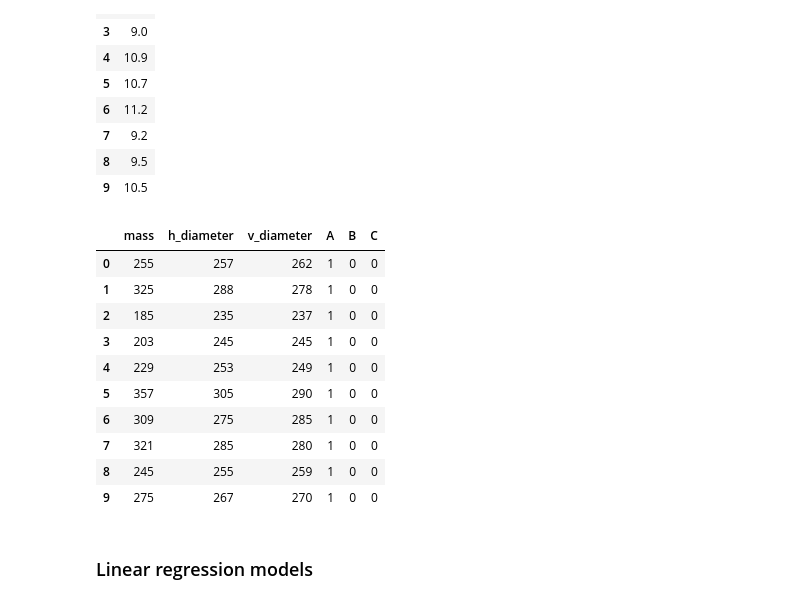
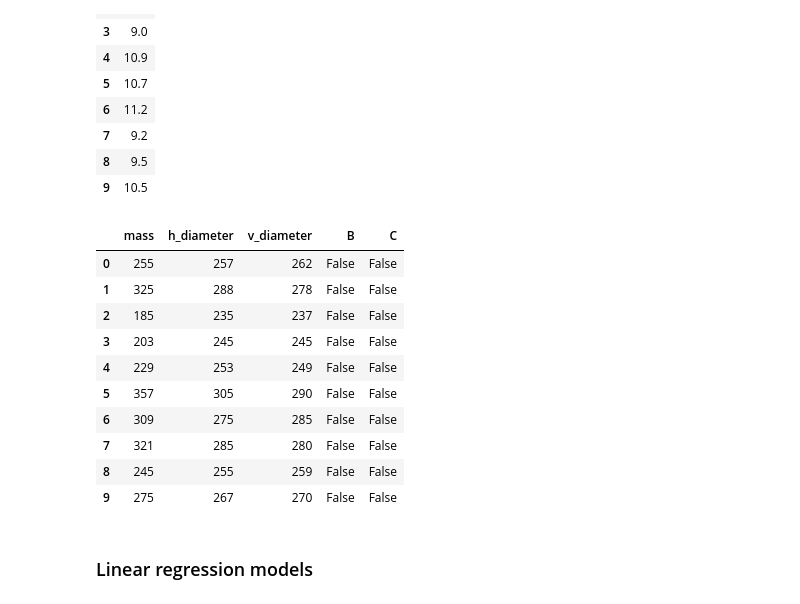
Before and after one commit to DucTrung1802/DS, a Jupyter notebook: Orange/orange.ipynb, the cells around one changed output. Drawn from its saved outputs; the diff is of its cells as text; code cells hidden in the pictures.

```diff
--- a/Orange/orange.ipynb
+++ b/Orange/orange.ipynb
@@ -41,11 +41,12 @@ class Utilities:
         categorical_cols = []
 
         for col in dataframe.columns:
-            try:
-                float(dataframe[col][0])
+            if isinstance(dataframe[col][0], bool) or not isinstance(
+                dataframe[col][0], (int, float, np.int8, np.int16, np.int32, np.int64, np.float16, np.float32, np.float64)
+            ):
+                categorical_cols.append(col)
+            else:
                 numeric_cols.append(col)
-            except:
-                categorical_cols.append(col)
 
         return (categorical_cols, numeric_cols)
 # %%
@@ -86,8 +87,34 @@ class Dataset(Utilities):
     def get_name(self) -> str:
         return self.name
 
-    def get_dataframe(self):
+    def get_dataframe(self) -> pd.DataFrame:
         return self.dataframe
+
+    def detect_categorical_numeric_cols(self):
+        if len(self.dataframe) == 0:
+            raise Exception("No records found!")
+
+        self.numeric_cols = []
+        self.categorical_cols = []
+
+        for col in self.dataframe.columns:
+            try:
+                float(self.dataframe[col][0])
+                self.numeric_cols.append(col)
+            except:
+                self.categorical_cols.append(col)
+
+    def get_numeric_cols(self) -> list[str]:
+        return self.numeric_cols
+
+    def get_numeric_dataframe(self) -> pd.DataFrame:
+        return self.dataframe[self.numeric_cols]
+
+    def get_categorical_dataframe(self) -> pd.DataFrame:
+        return self.dataframe[self.categorical_cols]
+
+    def get_scaler_type(self) -> ScalerType:
+        return self.scaler_type
 
     def concat_dataframe(self, additional_dataframe: pd.DataFrame):
         if len(additional_dataframe) == len(self.dataframe):
@@ -98,9 +125,7 @@ class Dataset(Utilities):
         self, categorical_col: str, print_name: bool = True
     ):
         if categorical_col in self.categorical_cols:
-            dummies_dataframe = pd.get_dummies(self.dataframe[categorical_col]).astype(
-                "int"
-            )
+            dummies_dataframe = pd.get_dummies(self.dataframe[categorical_col])
             dummies_dataframe = pd.concat([dummies_dataframe, self.dataframe], axis=1)
             new_dataset_name = self.name + "_ohv_" + categorical_col
             if print_name:
@@ -718,21 +770,21 @@ y_variable.head(10)
 | 8 | 9.5 |
 | 9 | 10.5 |
 # %%
-x_cols = ["mass", "h_diameter", "v_diameter", "A", "B", "C"]
+x_cols = ["mass", "h_diameter", "v_diameter", "B", "C"]
 x_variable = list_dataset["std_col_name_ohv_type"].get_dataframe()[x_cols]
 x_variable.head(10)
 # %% [output]
-|  | mass | h_diameter | v_diameter | A | B | C |
-| 0 | 255 | 257 | 262 | 1 | 0 | 0 |
-| 1 | 325 | 288 | 278 | 1 | 0 | 0 |
-| 2 | 185 | 235 | 237 | 1 | 0 | 0 |
-| 3 | 203 | 245 | 245 | 1 | 0 | 0 |
-| 4 | 229 | 253 | 249 | 1 | 0 | 0 |
-| 5 | 357 | 305 | 290 | 1 | 0 | 0 |
-| 6 | 309 | 275 | 285 | 1 | 0 | 0 |
-| 7 | 321 | 285 | 280 | 1 | 0 | 0 |
-| 8 | 245 | 255 | 259 | 1 | 0 | 0 |
-| 9 | 275 | 267 | 270 | 1 | 0 | 0 |
+|  | mass | h_diameter | v_diameter | B | C |
+| 0 | 255 | 257 | 262 | False | False |
+| 1 | 325 | 288 | 278 | False | False |
+| 2 | 185 | 235 | 237 | False | False |
+| 3 | 203 | 245 | 245 | False | False |
+| 4 | 229 | 253 | 249 | False | False |
+| 5 | 357 | 305 | 290 | False | False |
+| 6 | 309 | 275 | 285 | False | False |
+| 7 | 321 | 285 | 280 | False | False |
+| 8 | 245 | 255 | 259 | False | False |
+| 9 | 275 | 267 | 270 | False | False |
 # %% [markdown]
 ### Linear regression models
 # %% [markdown]
```
Also changed, not shown: parts of 5 cells of this notebook.
